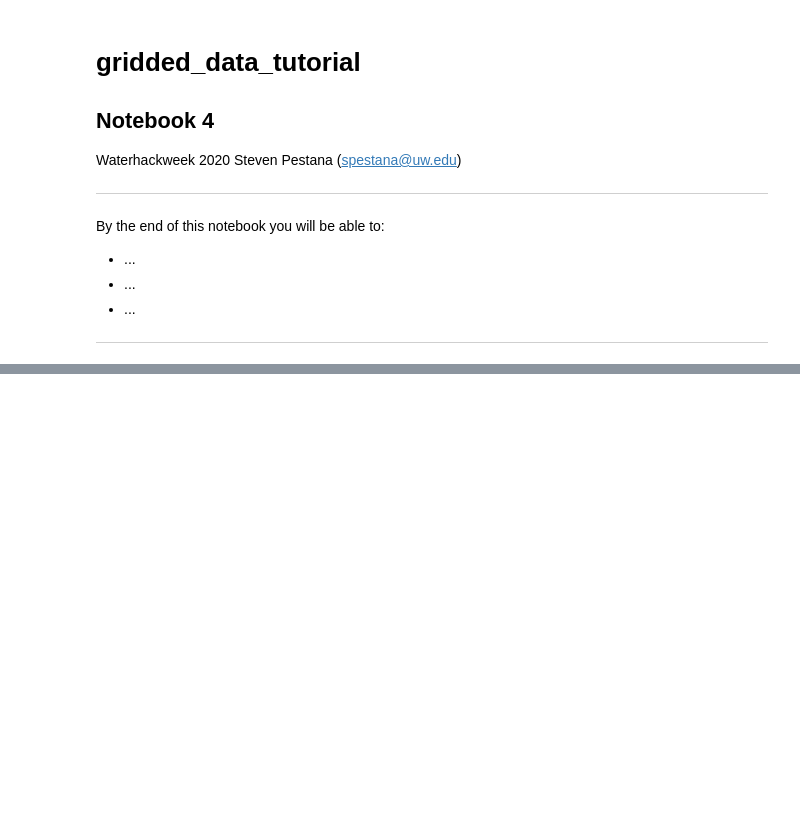
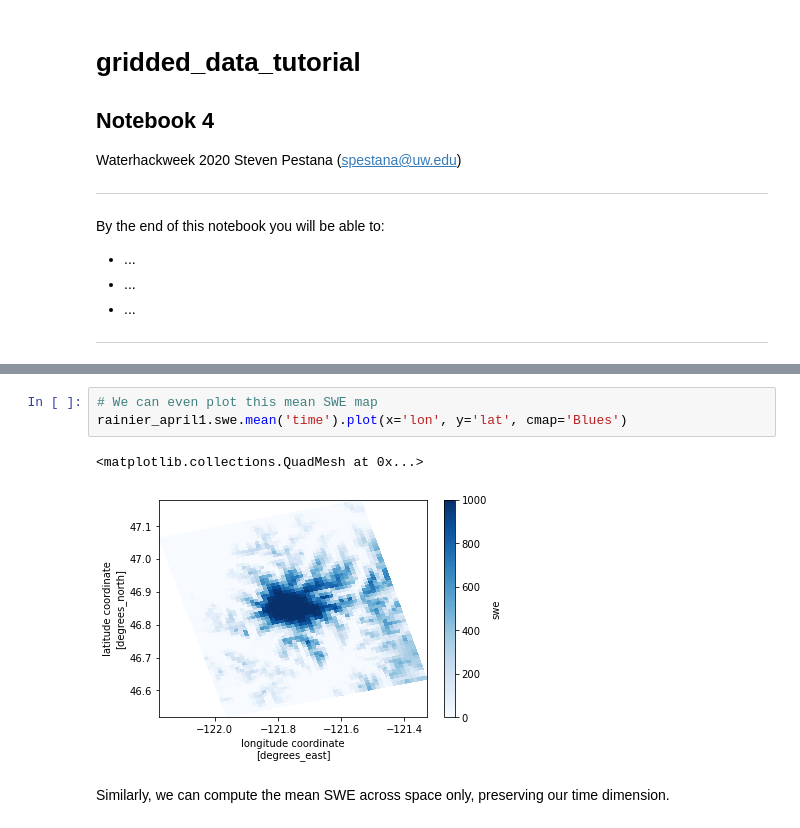
Before and after one commit to waterhackweek/waterdata, a Jupyter notebook: gridded_data_tutorial_3.ipynb, the cells around one changed output, grey strips where cells are left out. Drawn from its saved outputs; the diff is of its cells as text; blank space fills up the shorter version.

```diff
--- a/gridded_data_tutorial_3.ipynb
+++ b/gridded_data_tutorial_3.ipynb
@@ -78,0 +152,8 @@ Look at april 1 SWE over the 40 year record
+# %%
+# We can even plot this mean SWE map
+rainier_april1.swe.mean('time').plot(x='lon', y='lat', cmap='Blues')
+# %% [output]
+<matplotlib.collections.QuadMesh at 0x...>
+[figure, added]
+# %% [markdown]
+Similarly, we can compute the mean SWE across space only, preserving our time dimension.
```
Also changed, not shown: parts of 40 cells of this notebook, 1 other file.
